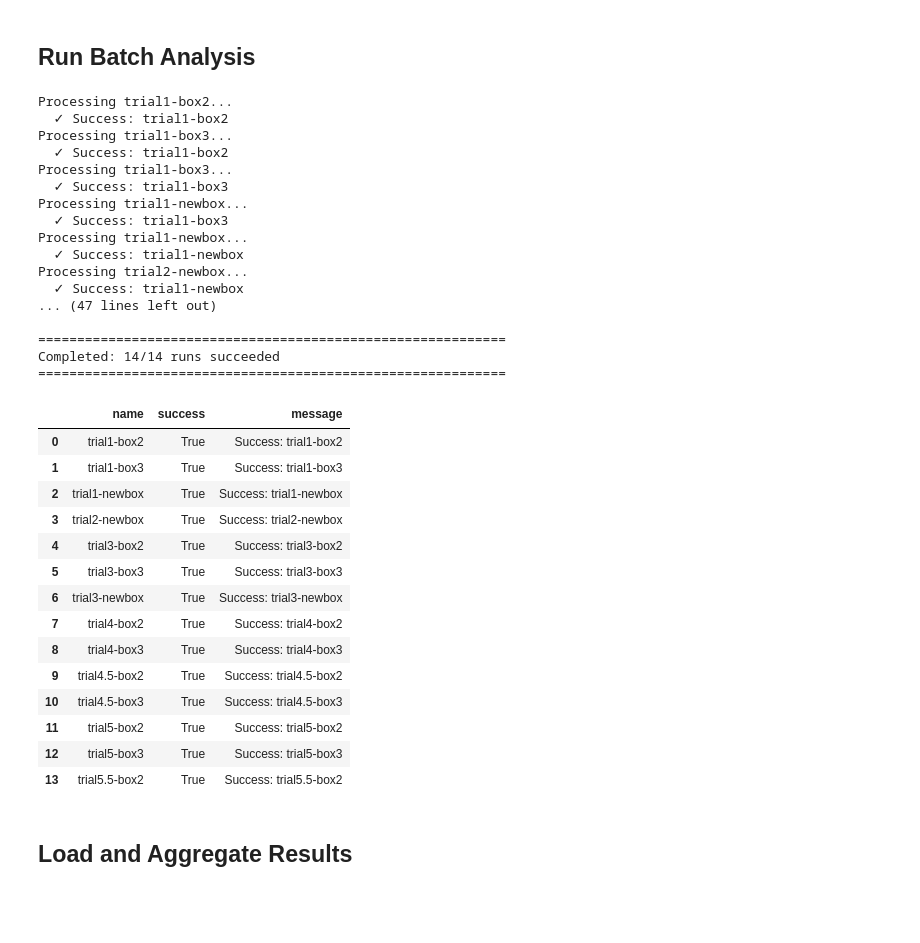
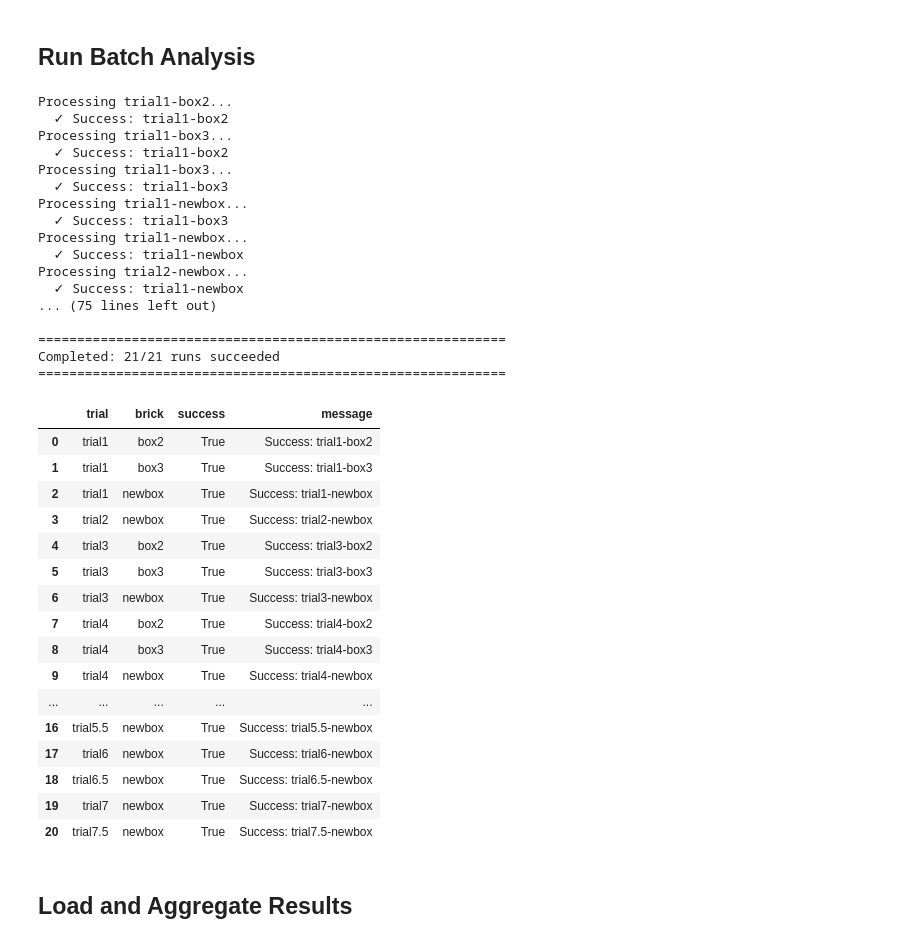
Before and after one commit to ucsb-oakley-lab/signal_respirometry, a Jupyter notebook: notebooks/batch_respirometry.ipynb, the cells around one changed output. Cells and saved outputs as stored; diff of their text form; code cells hidden in the pictures; blank space fills up the shorter version.

```diff
--- a/notebooks/batch_respirometry.ipynb
+++ b/notebooks/batch_respirometry.ipynb
@@ -500,7 +361,7 @@ def run_respirometry_analysis(run, defaults=None):
     Call consumption_rate.R for a single run.
 
     Args:
-        run: dict with 'csv', 'name', and optional parameters
+        run: dict with 'csv', 'trial', 'brick', and optional parameters
         defaults: dict with default values for missing parameters
 
     Returns:
@@ -546,9 +407,9 @@ def run_respirometry_analysis(run, defaults=None):
             stderr=subprocess.PIPE,
             text=True
         )
-        return True, f"Success: {run['name']}"
+        return True, f"Success: {run['trial']}-{run['brick']}"
     except subprocess.CalledProcessError as e:
-        error_msg = f"Failed: {run['name']}\n"
+        error_msg = f"Failed: {run['trial']}-{run['brick']}\n"
         if e.stderr:
             error_msg += f"Error: {e.stderr}"
         return False, error_msg
@@ -559,57 +420,61 @@ def run_respirometry_analysis(run, defaults=None):
 results = []
 
 for run in runs:
-    print(f"Processing {run['name']}...")
+    run_id = f"{run['trial']}-{run['brick']}"
+    print(f"Processing {run_id}...")
     success, message = run_respirometry_analysis(run)
     results.append({
-        'name': run['name'],
+        'trial': run['trial'],
+        'brick': run['brick'],
         'success': success,
         'message': message
     })
     if not success:
         print(f"  ❌ {message}")
     else:
         print(f"  ✓ {message}")
 
 # Summary
 results_df = pd.DataFrame(results)
 print(f"\n{'='*60}")
 print(f"Completed: {results_df['success'].sum()}/{len(results_df)} runs succeeded")
 print(f"{'='*60}")
 display(results_df)
 # %% [output]
 Processing trial1-box2...
   ✓ Success: trial1-box2
 Processing trial1-box3...
   ✓ Success: trial1-box2
 Processing trial1-box3...
   ✓ Success: trial1-box3
 Processing trial1-newbox...
   ✓ Success: trial1-box3
 Processing trial1-newbox...
   ✓ Success: trial1-newbox
 Processing trial2-newbox...
   ✓ Success: trial1-newbox
-... (47 lines left out)
+... (75 lines left out)
 
 ============================================================
-Completed: 14/14 runs succeeded
+Completed: 21/21 runs succeeded
 ============================================================
-|  | name | success | message |
-| 0 | trial1-box2 | True | Success: trial1-box2 |
-| 1 | trial1-box3 | True | Success: trial1-box3 |
-| 2 | trial1-newbox | True | Success: trial1-newbox |
-| 3 | trial2-newbox | True | Success: trial2-newbox |
-| 4 | trial3-box2 | True | Success: trial3-box2 |
-| 5 | trial3-box3 | True | Success: trial3-box3 |
-| 6 | trial3-newbox | True | Success: trial3-newbox |
-| 7 | trial4-box2 | True | Success: trial4-box2 |
-| 8 | trial4-box3 | True | Success: trial4-box3 |
-| 9 | trial4.5-box2 | True | Success: trial4.5-box2 |
-| 10 | trial4.5-box3 | True | Success: trial4.5-box3 |
-| 11 | trial5-box2 | True | Success: trial5-box2 |
-| 12 | trial5-box3 | True | Success: trial5-box3 |
-| 13 | trial5.5-box2 | True | Success: trial5.5-box2 |
+|  | trial | brick | success | message |
+| 0 | trial1 | box2 | True | Success: trial1-box2 |
+| 1 | trial1 | box3 | True | Success: trial1-box3 |
+| 2 | trial1 | newbox | True | Success: trial1-newbox |
+| 3 | trial2 | newbox | True | Success: trial2-newbox |
+| 4 | trial3 | box2 | True | Success: trial3-box2 |
+| 5 | trial3 | box3 | True | Success: trial3-box3 |
+| 6 | trial3 | newbox | True | Success: trial3-newbox |
+| 7 | trial4 | box2 | True | Success: trial4-box2 |
+| 8 | trial4 | box3 | True | Success: trial4-box3 |
+| 9 | trial4 | newbox | True | Success: trial4-newbox |
+| ... | ... | ... | ... | ... |
+| 16 | trial5.5 | newbox | True | Success: trial5.5-newbox |
+| 17 | trial6 | newbox | True | Success: trial6-newbox |
+| 18 | trial6.5 | newbox | True | Success: trial6.5-newbox |
+| 19 | trial7 | newbox | True | Success: trial7-newbox |
+| 20 | trial7.5 | newbox | True | Success: trial7.5-newbox |
 # %% [markdown]
 ## Load and Aggregate Results
 # %%
```
Also changed, not shown: parts of 5 cells of this notebook, 23 other files.
